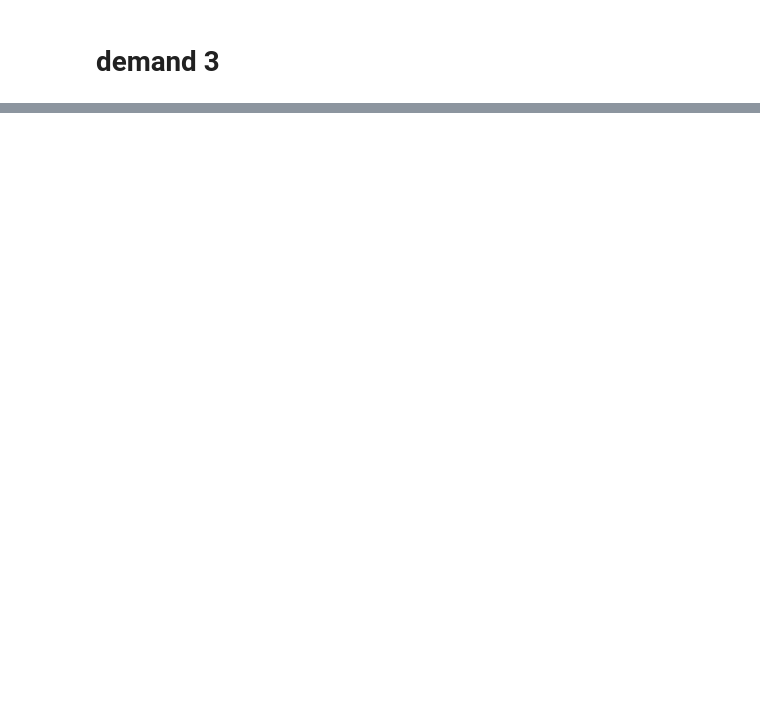
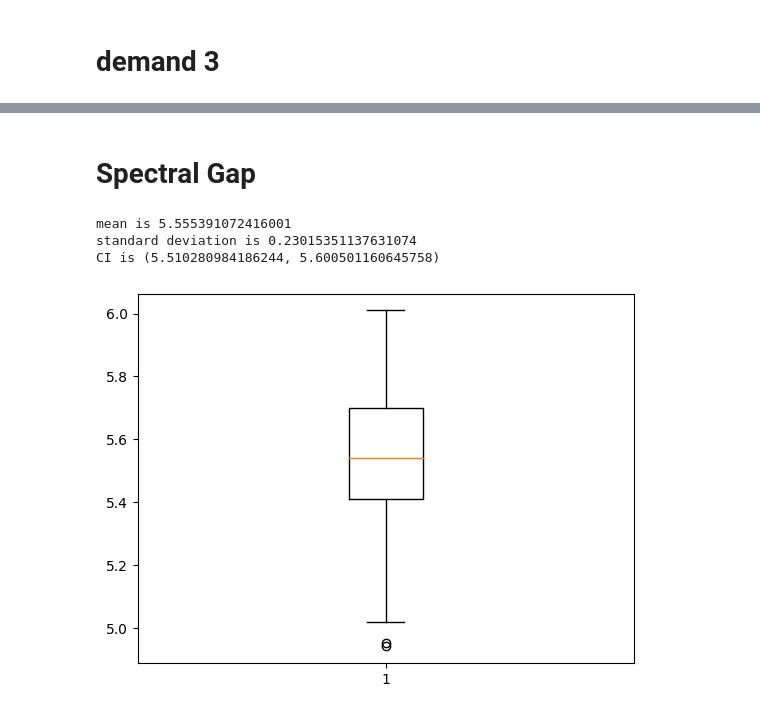
Before and after one commit to MSaeed1381/Simulation_Final_Project, a Jupyter notebook: part3.ipynb, the cells around one changed output, grey strips where cells are left out. Drawn from its saved outputs; the diff is of its cells as text; code cells hidden in the pictures; blank space fills up the shorter version.

```diff
--- a/part3.ipynb
+++ b/part3.ipynb
@@ -49,0 +38,31 @@ draw_distribution(degrees)
+# %%
+# create a dataset of RSRG graphs
+number_of_simulation = 100
+p = 0.9
+n = 100
+d1 = 10
+d2 = 15
+
+spectral_gap = []
+algebratic_connectivity = []
+energy = []
+laplacian_energy = []
+symmetry_ratio = []
+
+for i in range(number_of_simulation):
+    rsrg_graph, color_map = gr.RSRG(p, n, d1, d2)
+
+    spectral_gap.append(gr.spectral_gap(rsrg_graph))
+    algebratic_connectivity.append(gr.algebraic_connectivity(rsrg_graph))
+    energy.append(gr.energy(rsrg_graph))
+    laplacian_energy.append(gr.laplacian_energy(rsrg_graph))
+    symmetry_ratio.append(gr.symmetry_ratio(rsrg_graph))
+# %% [markdown]
+# Spectral Gap
+# %%
+gr.calculate_statistics_parameters(spectral_gap)
+# %% [output]
+mean is 5.555391072416001
+standard deviation is 0.23015351137631074
+CI is (5.510280984186244, 5.600501160645758)
+[figure, added]
```
Also changed, not shown: parts of 24 cells of this notebook, 3 other files.
